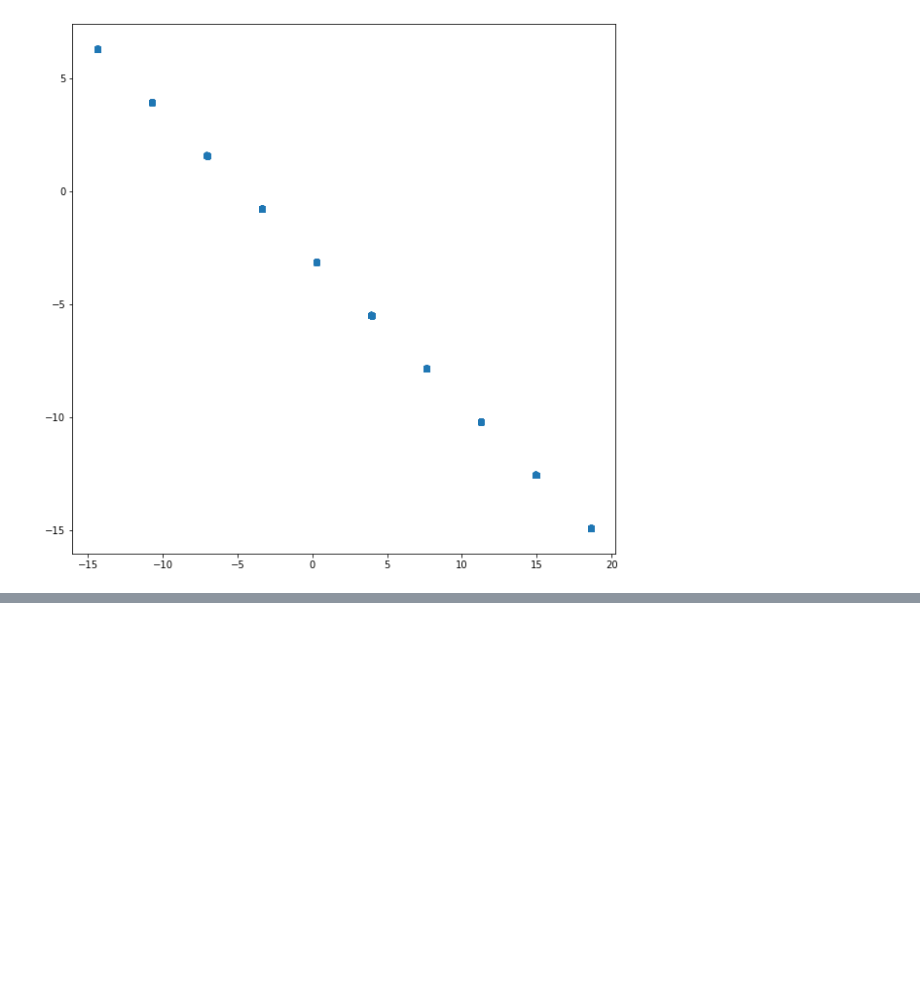
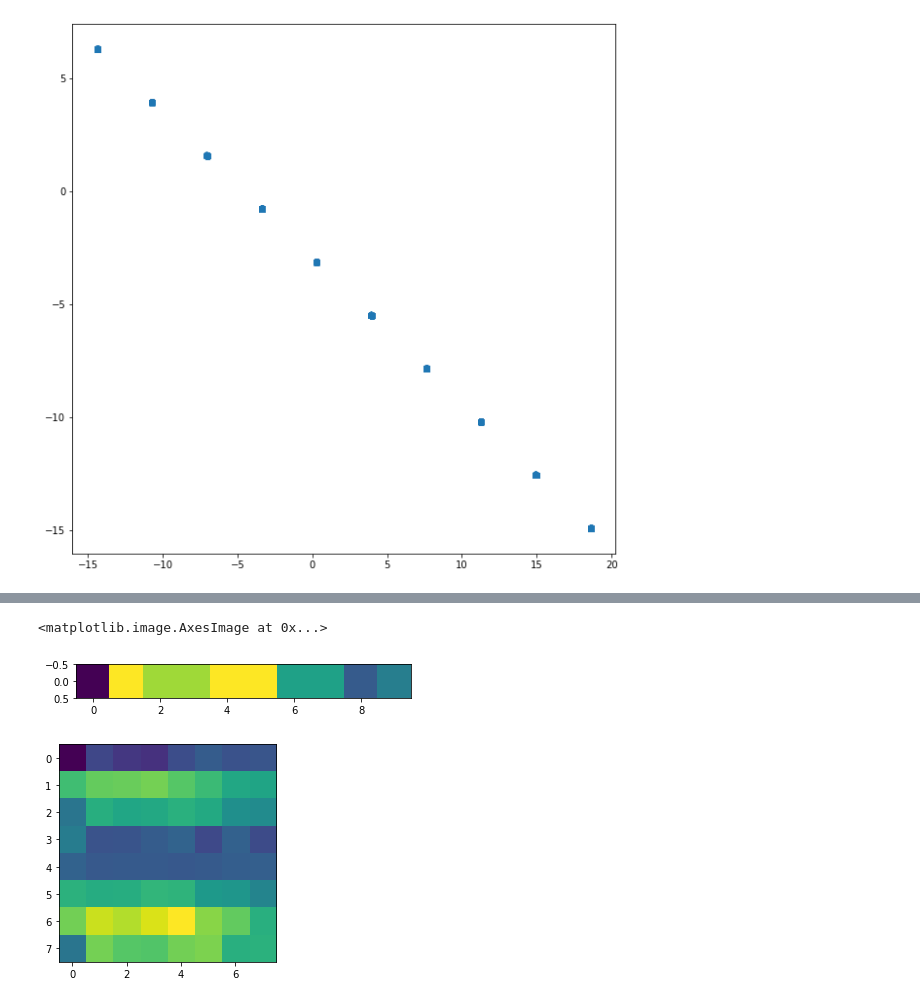
Before and after one commit to TreeinRandomForest/SysML, a Jupyter notebook: Indexing Experiments.ipynb, the cells around one changed output, grey strips where cells are left out. Saved outputs shown, nothing was run; the diff lists cells and outputs as text; code cells hidden in the pictures; blank space fills up the shorter version.

```diff
--- a/Indexing Experiments.ipynb
+++ b/Indexing Experiments.ipynb
@@ -441,0 +489,3 @@ plt.plot(layer1_act[:,0], layer1_act[:,1], 'p')
+# %%
+train_data_torch = torch.from_numpy(train_data).float()
+train_target_torch = torch.from_numpy(train_target)
@@ -441,0 +511,13 @@ plt.plot(layer1_act[:,0], layer1_act[:,1], 'p')
+# %%
+x = train_data_torch[[0]].unsqueeze(1).unsqueeze(2).to(device)
+img0 = x.squeeze(1).squeeze(2).squeeze(0).to('cpu').detach().numpy()
+plt.imshow(img0)
+
+plt.figure()
+x = list(net.named_children())[0][1](x)
+img1 = x.squeeze(1).squeeze(2).squeeze(0).to('cpu').detach().numpy()
+plt.imshow(img1)
+# %% [output]
+<matplotlib.image.AxesImage at 0x...>
+[figure, added]
+[figure, added]
```
Also changed, not shown: parts of 10 cells of this notebook.
